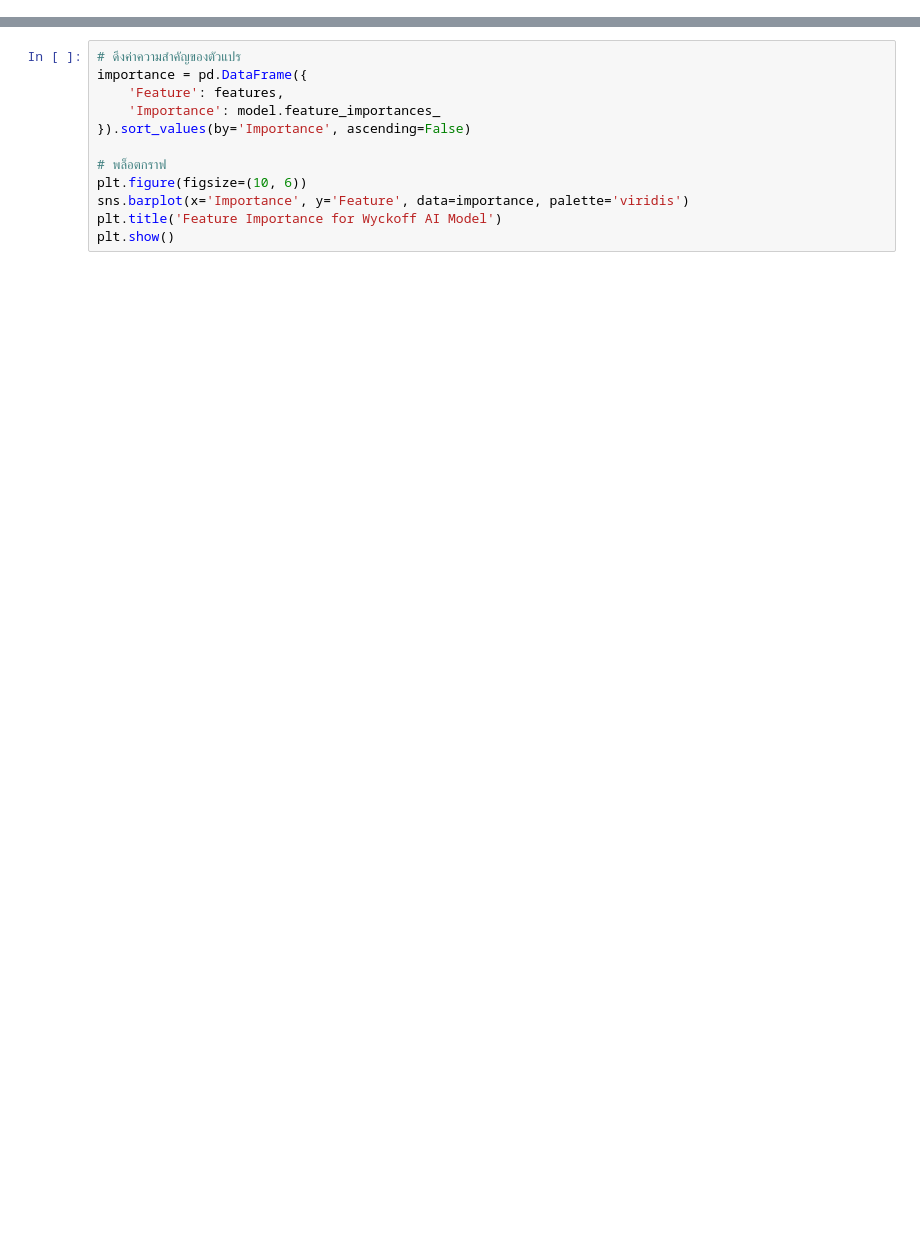
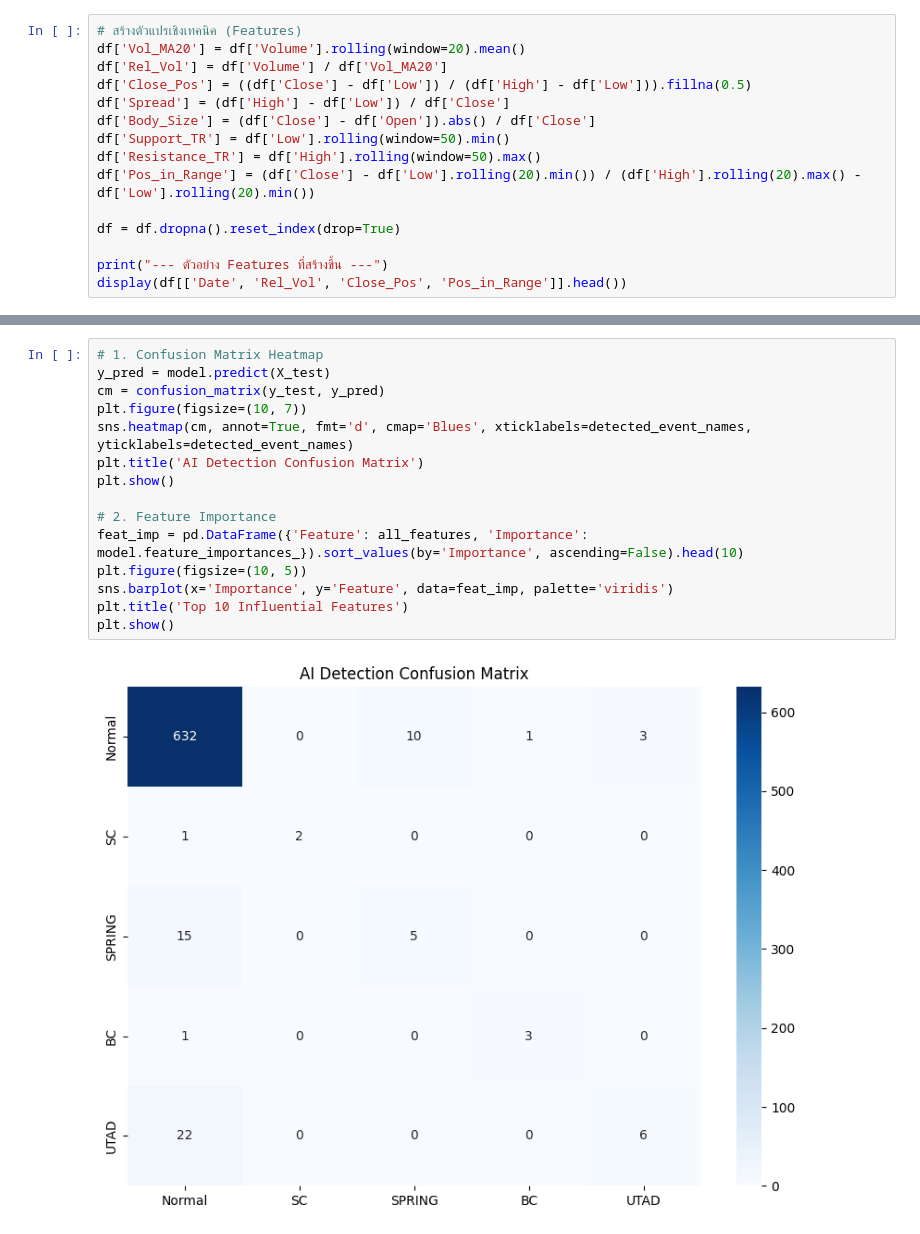
Before and after one commit to hilmanyusoh/stock_pattern, a Jupyter notebook: model/wyckoff_pattern_ml.ipynb, the cells around one changed output, grey strips where cells are left out. Drawn from its saved outputs; the diff is of its cells as text; blank space fills up the shorter version.

```diff
--- a/model/wyckoff_pattern_ml.ipynb
+++ b/model/wyckoff_pattern_ml.ipynb
@@ -372,0 +40,15 @@ weighted avg       0.93      0.95      0.94       669
+# %%
+# สร้างตัวแปรเชิงเทคนิค (Features)
+df['Vol_MA20'] = df['Volume'].rolling(window=20).mean()
+df['Rel_Vol'] = df['Volume'] / df['Vol_MA20']
+df['Close_Pos'] = ((df['Close'] - df['Low']) / (df['High'] - df['Low'])).fillna(0.5)
+df['Spread'] = (df['High'] - df['Low']) / df['Close']
+df['Body_Size'] = (df['Close'] - df['Open']).abs() / df['Close']
+df['Support_TR'] = df['Low'].rolling(window=50).min()
+df['Resistance_TR'] = df['High'].rolling(window=50).max()
+df['Pos_in_Range'] = (df['Close'] - df['Low'].rolling(20).min()) / (df['High'].rolling(20).max() - df['Low'].rolling(20).min())
+
+df = df.dropna().reset_index(drop=True)
+
+print("--- ตัวอย่าง Features ที่สร้างขึ้น ---")
+display(df[['Date', 'Rel_Vol', 'Close_Pos', 'Pos_in_Range']].head())
@@ -373,14 +125,18 @@ weighted avg       0.93      0.95      0.94       669
 # %%
-# ดึงค่าความสำคัญของตัวแปร
-importance = pd.DataFrame({
-    'Feature': features,
-    'Importance': model.feature_importances_
-}).sort_values(by='Importance', ascending=False)
+# 1. Confusion Matrix Heatmap
+y_pred = model.predict(X_test)
+cm = confusion_matrix(y_test, y_pred)
+plt.figure(figsize=(10, 7))
+sns.heatmap(cm, annot=True, fmt='d', cmap='Blues', xticklabels=detected_event_names, yticklabels=detected_event_names)
+plt.title('AI Detection Confusion Matrix')
+plt.show()
 
-# พล็อตกราฟ
-plt.figure(figsize=(10, 6))
-sns.barplot(x='Importance', y='Feature', data=importance, palette='viridis')
-plt.title('Feature Importance for Wyckoff AI Model')
+# 2. Feature Importance
+feat_imp = pd.DataFrame({'Feature': all_features, 'Importance': model.feature_importances_}).sort_values(by='Importance', ascending=False).head(10)
+plt.figure(figsize=(10, 5))
+sns.barplot(x='Importance', y='Feature', data=feat_imp, palette='viridis')
+plt.title('Top 10 Influential Features')
 plt.show()
 # %% [output]
+[figure, new version]
 Passing `palette` without assigning `hue` is deprecated and will be removed in v0.14.0. Assign the `y` variable to `hue` and set `legend=False` for the same effect.
```
Also changed, not shown: parts of 26 cells of this notebook, 1 other file.
